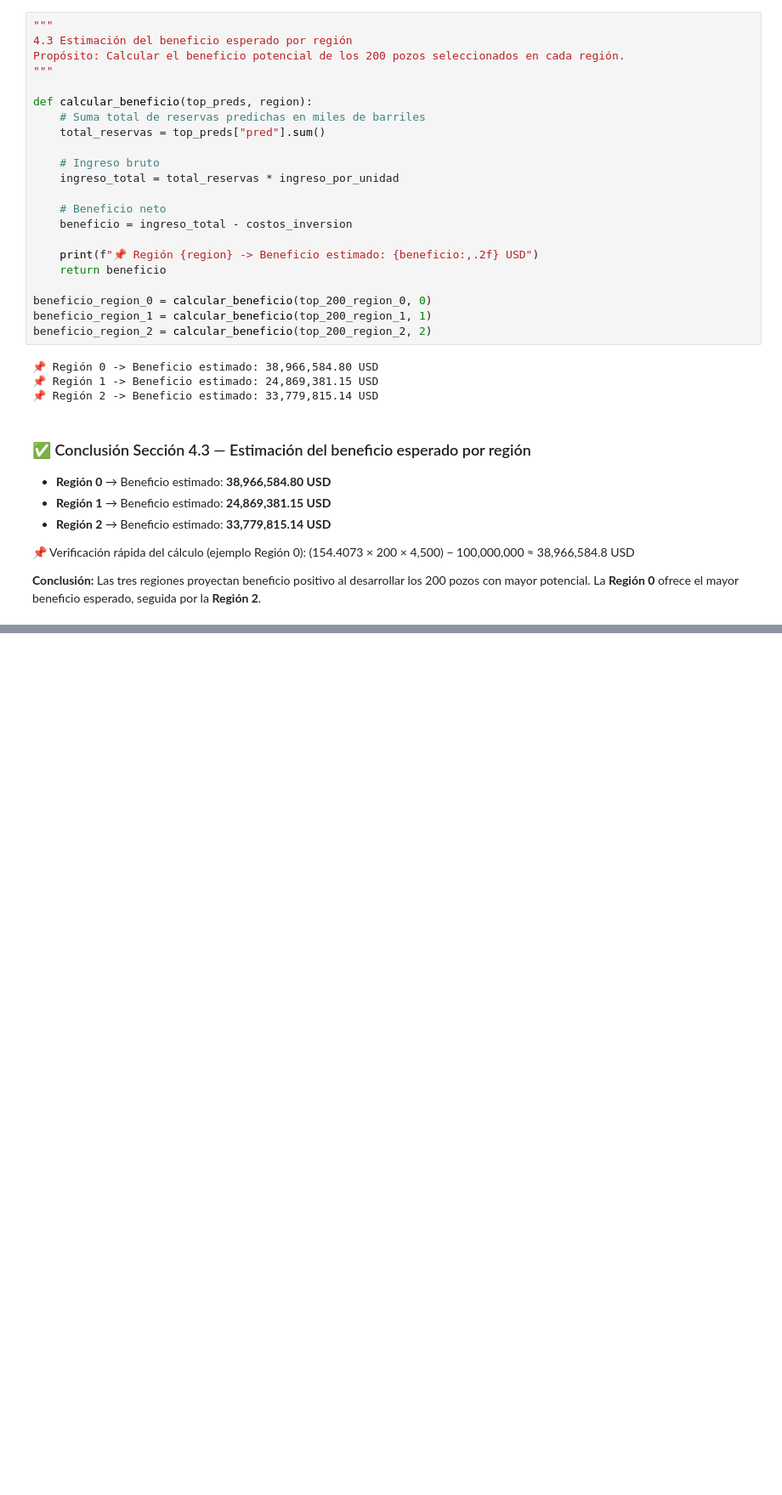
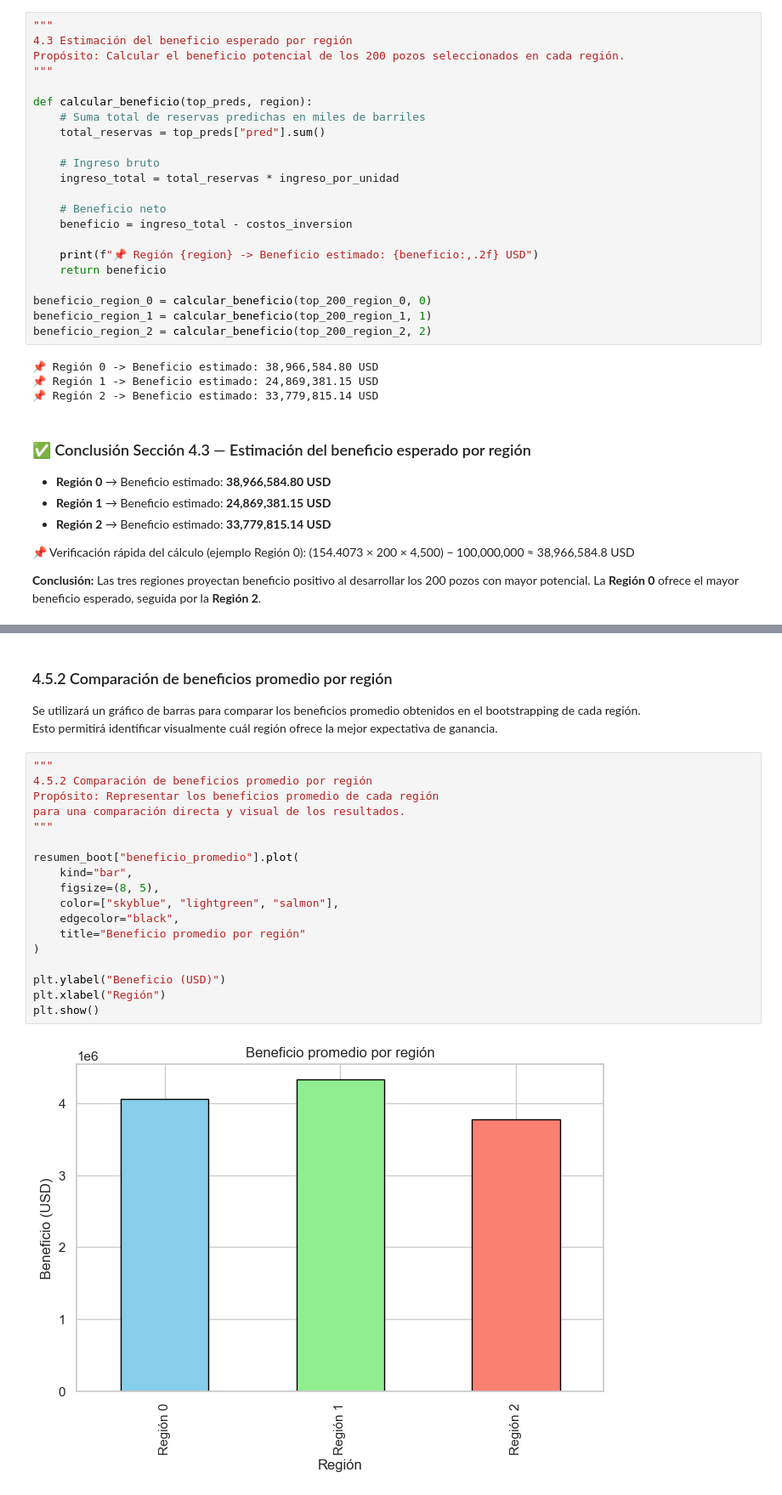
Before and after one commit to cjhirashi/proyecto-sprint-11, a Jupyter notebook: notebooks/proyecto_sprint_11.ipynb, the cells around one changed output, grey strips where cells are left out. Shown at 85% size. Saved outputs shown, nothing was run; the diff lists cells and outputs as text; blank space fills up the shorter version.

```diff
--- a/notebooks/proyecto_sprint_11.ipynb
+++ b/notebooks/proyecto_sprint_11.ipynb
@@ -873,0 +1074,25 @@ beneficio_region_2 = calcular_beneficio(top_200_region_2, 2)
+# %% [markdown]
+### 4.5.2 Comparación de beneficios promedio por región
+
+Se utilizará un gráfico de barras para comparar los beneficios promedio obtenidos en el bootstrapping de cada región.
+Esto permitirá identificar visualmente cuál región ofrece la mejor expectativa de ganancia.
+# %%
+"""
+4.5.2 Comparación de beneficios promedio por región
+Propósito: Representar los beneficios promedio de cada región
+para una comparación directa y visual de los resultados.
+"""
+
+resumen_boot["beneficio_promedio"].plot(
+    kind="bar",
+    figsize=(8, 5),
+    color=["skyblue", "lightgreen", "salmon"],
+    edgecolor="black",
+    title="Beneficio promedio por región"
+)
+
+plt.ylabel("Beneficio (USD)")
+plt.xlabel("Región")
+plt.show()
+# %% [output]
+[figure, added]
```
Also changed, not shown: parts of 9 cells of this notebook.
